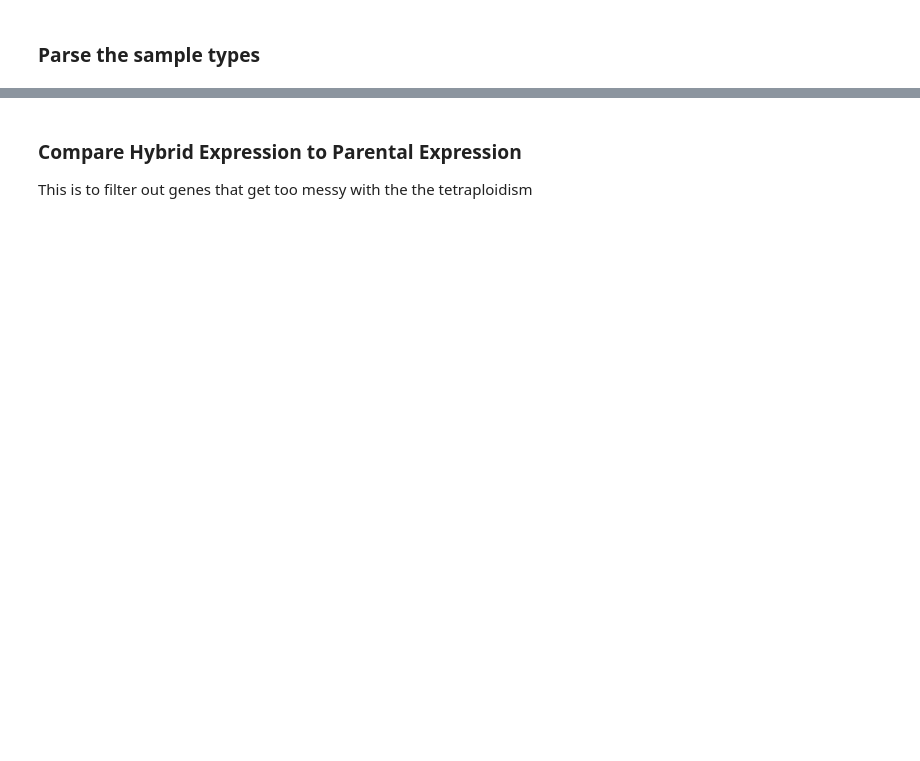
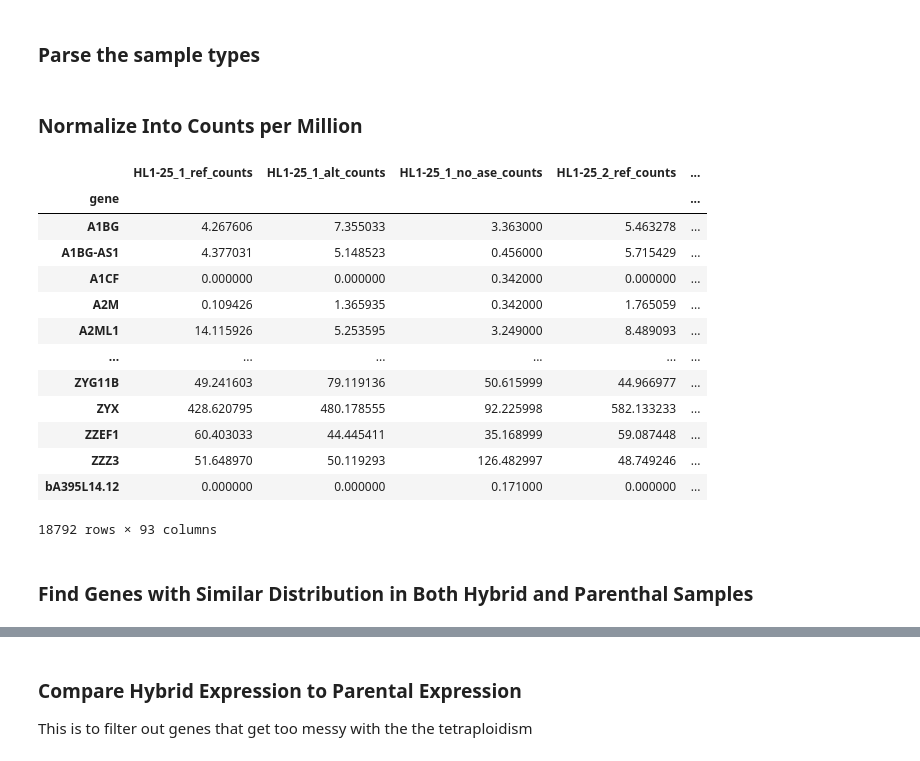
Before and after one commit to matanyaw9/iml_project, a Jupyter notebook: part_3.ipynb, the cells around one changed output, grey strips where cells are left out. Saved outputs shown, nothing was run; the diff lists cells and outputs as text; code cells hidden in the pictures; blank space fills up the shorter version.

```diff
--- a/part_3.ipynb
+++ b/part_3.ipynb
@@ -117,3 +119,32 @@ def intersect(list_of_categories):
 # print('IPSC & Hybrid & ref:', len(get_samples([IPSC, HYBRIDS_SAMPLES, REF_COUNT ])), get_samples([IPSC, HYBRIDS_SAMPLES, REF_COUNT ]))
 # print('HUMAN', len(HUMAN_SAMPLES), HUMAN_SAMPLES)
 # intersect([CNCC, CHIMP_SAMPLES, REF_COUNT ])
+# %% [markdown]
+### Normalize Into Counts per Million
+# %%
+normalized_df = pd.DataFrame(index=DATA_FRAME.index)
+
+COLUMNS_PER_SAMPLE = 3
+for i in range(0, DATA_FRAME.shape[1], COLUMNS_PER_SAMPLE):
+    sample_window = DATA_FRAME.iloc[:, i:i + COLUMNS_PER_SAMPLE]
+    total_sample_counts = sample_window.sum()
+    normalized_df[sample_window.columns] = (float(1e6) * sample_window / total_sample_counts).astype(float)
+
+normalized_df
+# %% [output]
+|  | HL1-25_1_ref_counts | HL1-25_1_alt_counts | HL1-25_1_no_ase_counts | HL1-25_2_ref_counts | ... |
+| gene |  |  |  |  | ... |
+| A1BG | 4.267606 | 7.355033 | 3.363000 | 5.463278 | ... |
+| A1BG-AS1 | 4.377031 | 5.148523 | 0.456000 | 5.715429 | ... |
+| A1CF | 0.000000 | 0.000000 | 0.342000 | 0.000000 | ... |
+| A2M | 0.109426 | 1.365935 | 0.342000 | 1.765059 | ... |
+| A2ML1 | 14.115926 | 5.253595 | 3.249000 | 8.489093 | ... |
+| ... | ... | ... | ... | ... | ... |
+| ZYG11B | 49.241603 | 79.119136 | 50.615999 | 44.966977 | ... |
+| ZYX | 428.620795 | 480.178555 | 92.225998 | 582.133233 | ... |
+| ZZEF1 | 60.403033 | 44.445411 | 35.168999 | 59.087448 | ... |
+| ZZZ3 | 51.648970 | 50.119293 | 126.482997 | 48.749246 | ... |
+| bA395L14.12 | 0.000000 | 0.000000 | 0.171000 | 0.000000 | ... |
+18792 rows × 93 columns
+# %% [markdown]
+### Find Genes with Similar Distribution  in Both Hybrid and Parenthal Samples
```
Also changed, not shown: parts of 11 cells of this notebook.
